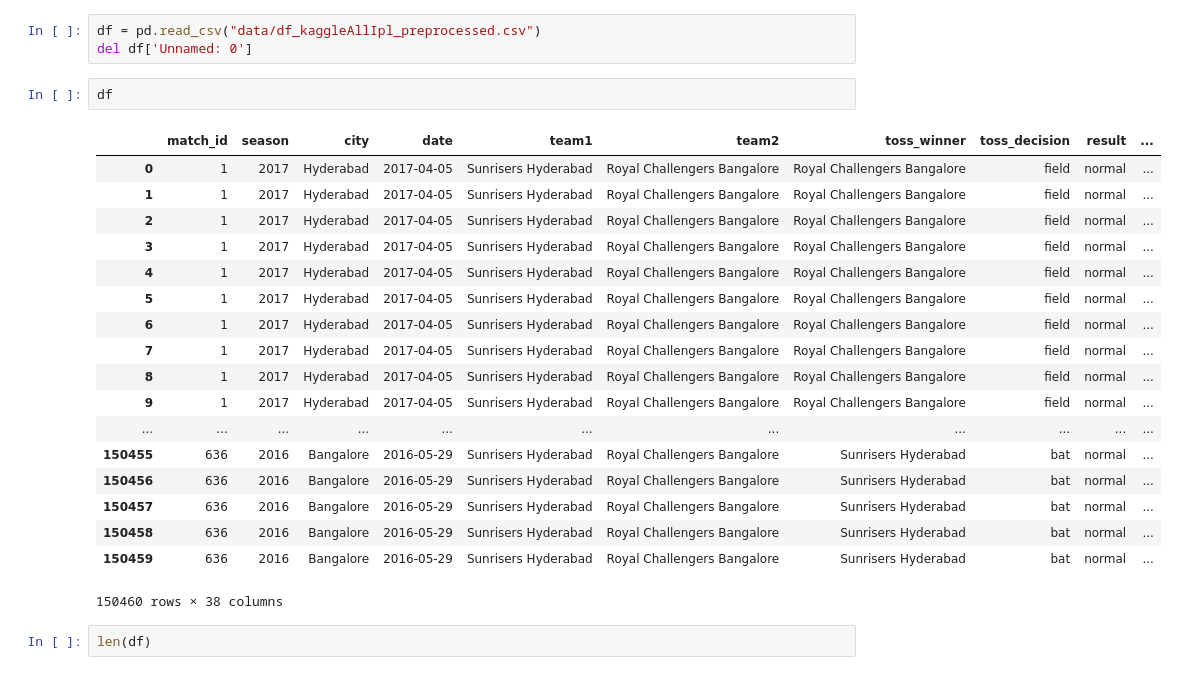
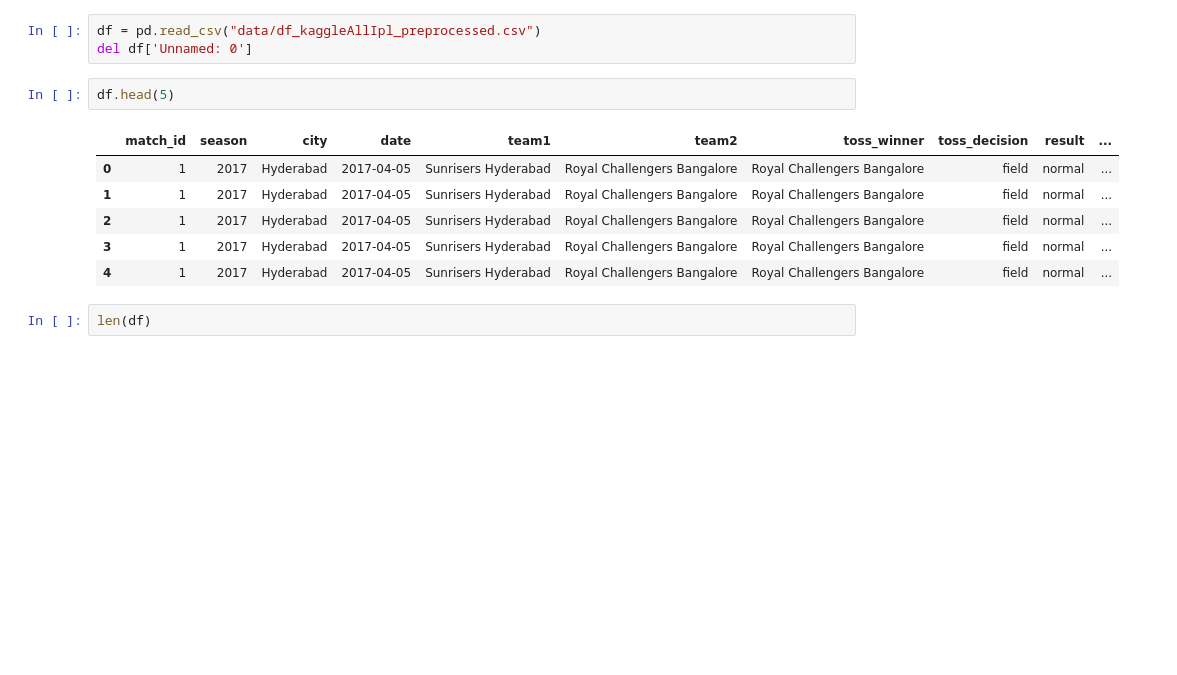
Before and after one commit to deepak-karkala/articles, a Jupyter notebook: cricket_sabermetrics/win_expectancy.ipynb, the cells around one changed output. Cells and saved outputs as stored; diff of their text form; blank space fills up the shorter version.

```diff
--- a/cricket_sabermetrics/win_expectancy.ipynb
+++ b/cricket_sabermetrics/win_expectancy.ipynb
@@ -19,26 +19,14 @@ import math
 df = pd.read_csv("data/df_kaggleAllIpl_preprocessed.csv")
 del df['Unnamed: 0']
 # %%
-df
+df.head(5)
 # %% [output]
 |  | match_id | season | city | date | team1 | team2 | toss_winner | toss_decision | result | ... |
 | 0 | 1 | 2017 | Hyderabad | 2017-04-05 | Sunrisers Hyderabad | Royal Challengers Bangalore | Royal Challengers Bangalore | field | normal | ... |
 | 1 | 1 | 2017 | Hyderabad | 2017-04-05 | Sunrisers Hyderabad | Royal Challengers Bangalore | Royal Challengers Bangalore | field | normal | ... |
 | 2 | 1 | 2017 | Hyderabad | 2017-04-05 | Sunrisers Hyderabad | Royal Challengers Bangalore | Royal Challengers Bangalore | field | normal | ... |
 | 3 | 1 | 2017 | Hyderabad | 2017-04-05 | Sunrisers Hyderabad | Royal Challengers Bangalore | Royal Challengers Bangalore | field | normal | ... |
 | 4 | 1 | 2017 | Hyderabad | 2017-04-05 | Sunrisers Hyderabad | Royal Challengers Bangalore | Royal Challengers Bangalore | field | normal | ... |
-| 5 | 1 | 2017 | Hyderabad | 2017-04-05 | Sunrisers Hyderabad | Royal Challengers Bangalore | Royal Challengers Bangalore | field | normal | ... |
-| 6 | 1 | 2017 | Hyderabad | 2017-04-05 | Sunrisers Hyderabad | Royal Challengers Bangalore | Royal Challengers Bangalore | field | normal | ... |
-| 7 | 1 | 2017 | Hyderabad | 2017-04-05 | Sunrisers Hyderabad | Royal Challengers Bangalore | Royal Challengers Bangalore | field | normal | ... |
-| 8 | 1 | 2017 | Hyderabad | 2017-04-05 | Sunrisers Hyderabad | Royal Challengers Bangalore | Royal Challengers Bangalore | field | normal | ... |
-| 9 | 1 | 2017 | Hyderabad | 2017-04-05 | Sunrisers Hyderabad | Royal Challengers Bangalore | Royal Challengers Bangalore | field | normal | ... |
-| ... | ... | ... | ... | ... | ... | ... | ... | ... | ... | ... |
-| 150455 | 636 | 2016 | Bangalore | 2016-05-29 | Sunrisers Hyderabad | Royal Challengers Bangalore | Sunrisers Hyderabad | bat | normal | ... |
-| 150456 | 636 | 2016 | Bangalore | 2016-05-29 | Sunrisers Hyderabad | Royal Challengers Bangalore | Sunrisers Hyderabad | bat | normal | ... |
-| 150457 | 636 | 2016 | Bangalore | 2016-05-29 | Sunrisers Hyderabad | Royal Challengers Bangalore | Sunrisers Hyderabad | bat | normal | ... |
-| 150458 | 636 | 2016 | Bangalore | 2016-05-29 | Sunrisers Hyderabad | Royal Challengers Bangalore | Sunrisers Hyderabad | bat | normal | ... |
-| 150459 | 636 | 2016 | Bangalore | 2016-05-29 | Sunrisers Hyderabad | Royal Challengers Bangalore | Sunrisers Hyderabad | bat | normal | ... |
-150460 rows × 38 columns
 # %%
 len(df)
 # %% [output]
```
Also changed, not shown: parts of 11 cells of this notebook, 3 other files.
